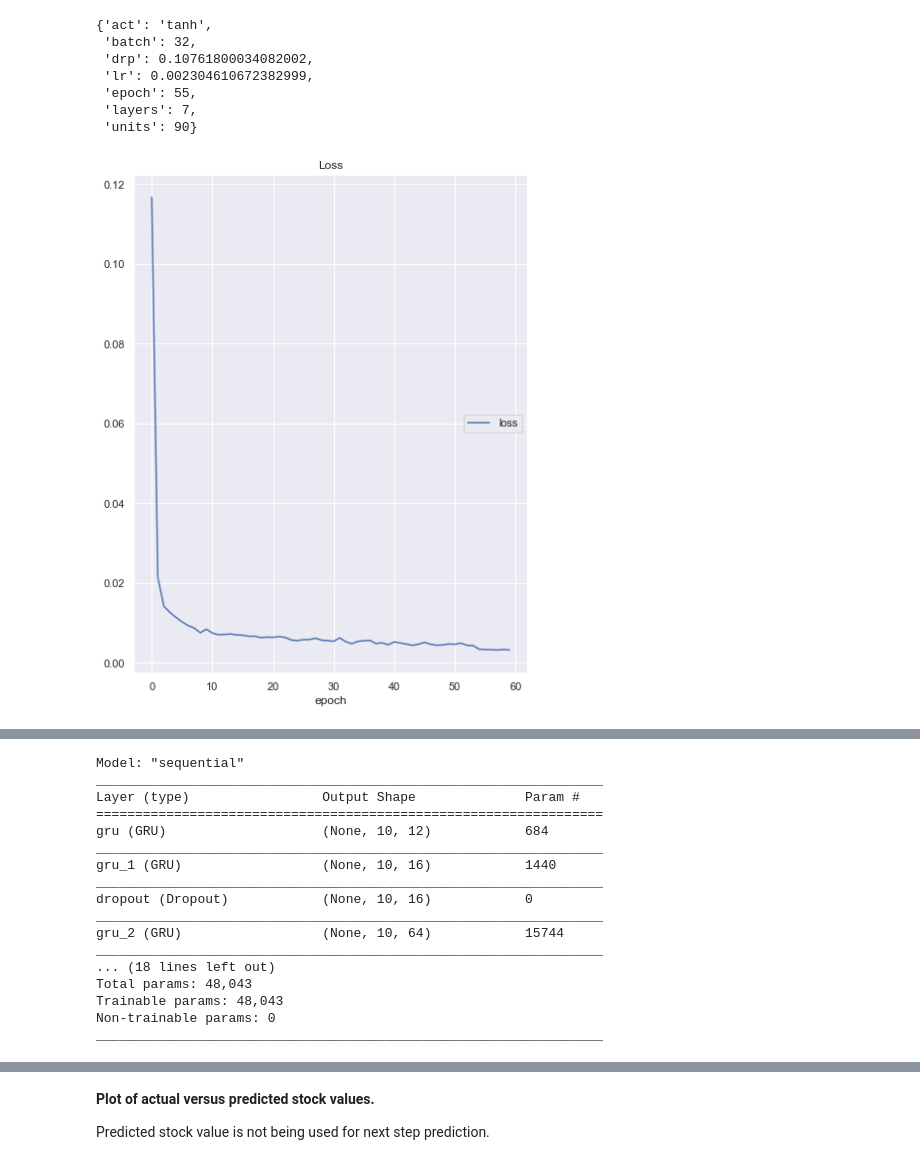
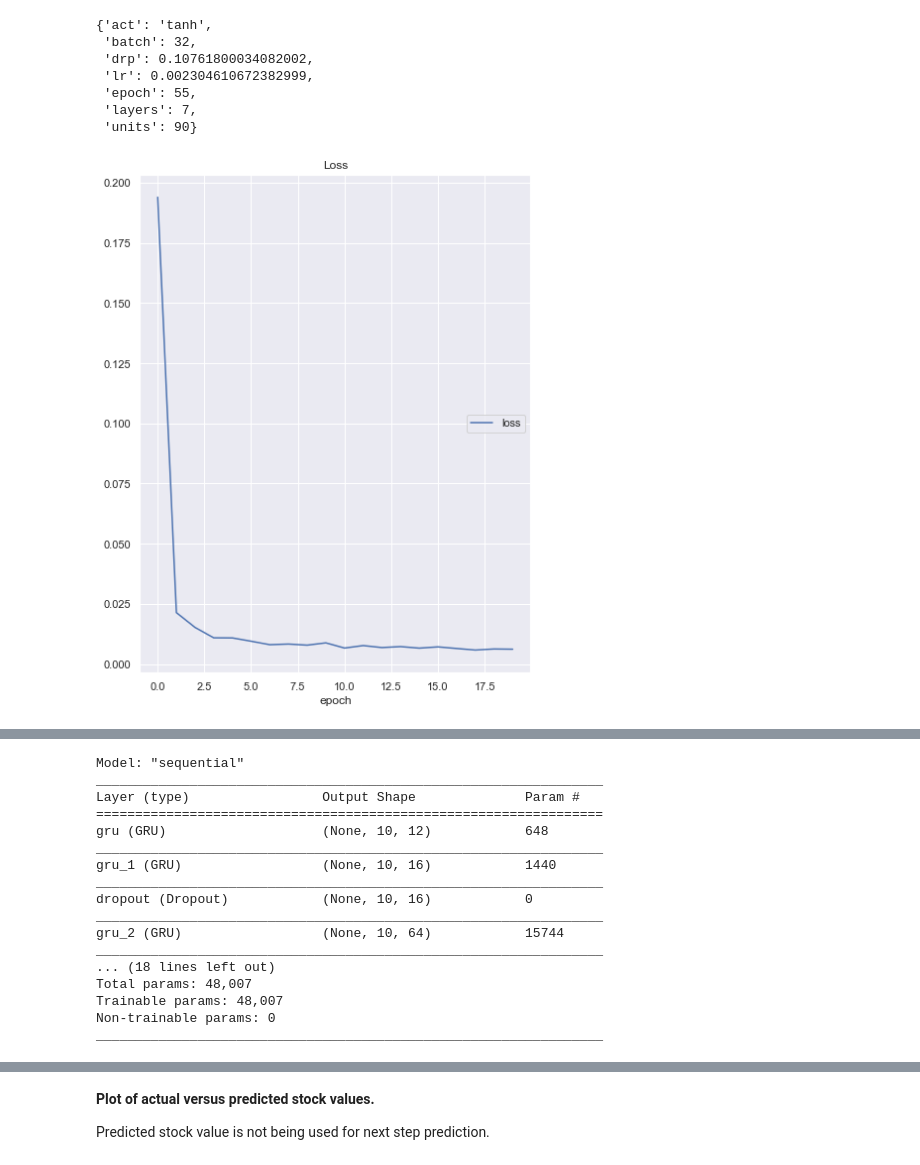
Before and after one commit to AsutoshDalei/stock-work, a Jupyter notebook: Single Stock Analysis.ipynb, the cells around one changed output, grey strips where cells are left out. Cells and saved outputs as stored; diff of their text form; code cells hidden in the pictures.

```diff
--- a/Single Stock Analysis.ipynb
+++ b/Single Stock Analysis.ipynb
@@ -106,7 +106,7 @@ def get_data(stock,feature):
 
 These features are returned as a dataframe, which will later be used for time series forecasting.
 # %%
-def generate_data(stock,feature,slow=26,fast=12,smooth=9,lookback=14):
+def generate_data(stock,slow=26,fast=12,smooth=9,lookback=14):
     op = get_data(stock,'Open') # Open
     cl = get_data(stock,'Close') # Close
     vol = get_data(stock,'Volume') # Volume
@@ -148,6 +148,6 @@ def generate_data(stock,feature,slow=26,fast=12,smooth=9,lookback=14):
     return df
 # %%
 %%time
-df = generate_data('MARUTI','Open')
+df = generate_data('MARUTI')
 df.head()
 # %% [output]
@@ -197,7 +197,7 @@ df.head()
 **While the target will be:**
 - Daily Difference
 # %%
-ipfea = ['open','cdiff','macdhist','rsi','volume']
+ipfea = ['open','cdiff','macdhist','rsi']
 #opfea = ['close']
 opfea = ['open']
 # %% [markdown]
@@ -299,14 +299,14 @@ model = tf.keras.models.Sequential([
 # %%
 %%time
 tf.keras.backend.clear_session()
 
 opti = tf.optimizers.Adam(learning_rate=bestparms['lr'])
 reduce_lr = tf.keras.callbacks.ReduceLROnPlateau(monitor='loss',min_lr=0.0001,factor = 0.05)
 early_stp = tf.keras.callbacks.EarlyStopping('loss',patience=25)
 
 
 model.compile(optimizer=opti,loss='mean_squared_error')
-history=model.fit(ipx,opx,epochs=60,batch_size=16,verbose=0,callbacks=[PlotLossesKeras(),early_stp,reduce_lr])
+history=model.fit(ipx,opx,epochs=20,batch_size=16,verbose=0,callbacks=[PlotLossesKeras(),early_stp,reduce_lr])
 # %% [output]
-[figure, old version]
+[figure, new version]
 Loss
@@ -316,5 +316,5 @@ Wall time: 3min 55s
 # %%
-model.save(r'C:\Users\asuto\Desktop\Work\Datasets\MODELBASE1.h5')
+#model.save(r'C:\Users\asuto\Desktop\Work\Datasets\MODELBASE1.h5')
 model.summary()
 #model.save('./MODELBASE1.h5').
 # %% [output]
@@ -322,7 +322,7 @@ Model: "sequential"
 _________________________________________________________________
 Layer (type)                 Output Shape              Param #
 =================================================================
-gru (GRU)                    (None, 10, 12)            684
+gru (GRU)                    (None, 10, 12)            648
 _________________________________________________________________
 gru_1 (GRU)                  (None, 10, 16)            1440
 _________________________________________________________________
@@ -331,8 +331,8 @@ _________________________________________________________________
 gru_2 (GRU)                  (None, 10, 64)            15744
 _________________________________________________________________
 ... (18 lines left out)
-Total params: 48,043
-Trainable params: 48,043
+Total params: 48,007
+Trainable params: 48,007
 Non-trainable params: 0
 _________________________________________________________________
 # %%
```
Also changed, not shown: parts of 16 cells of this notebook.
